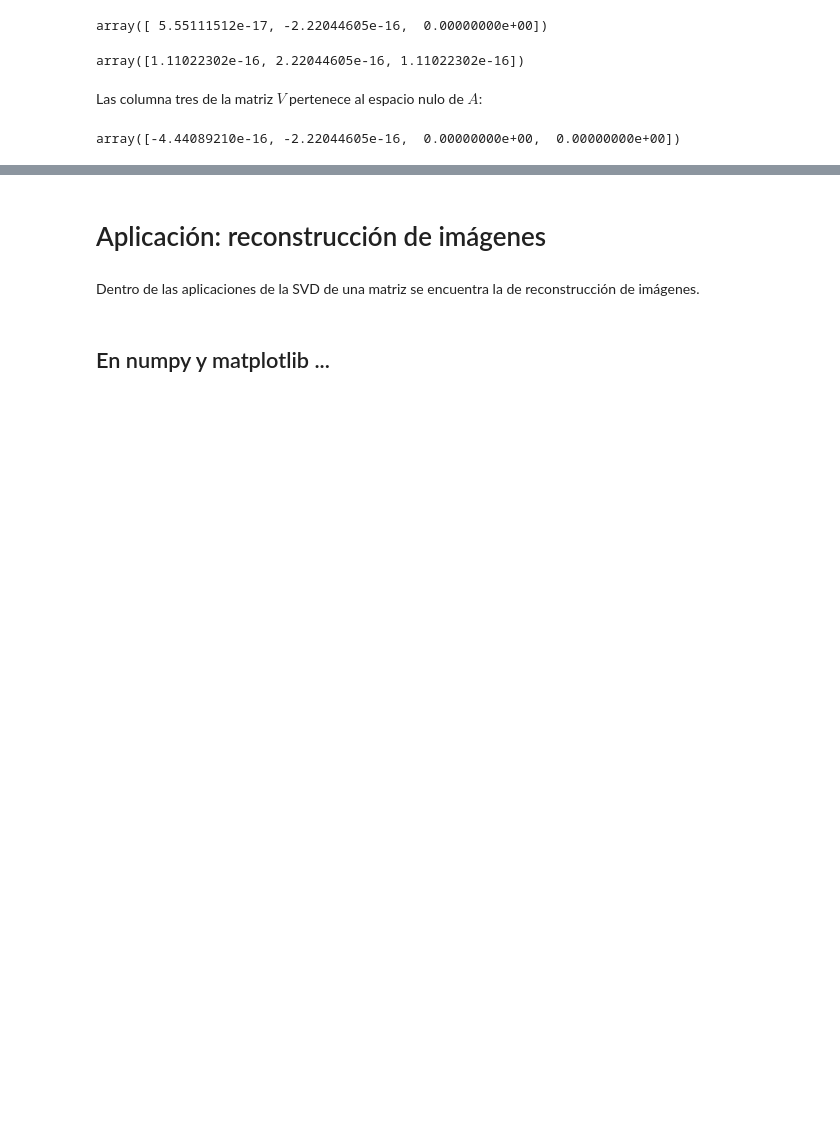
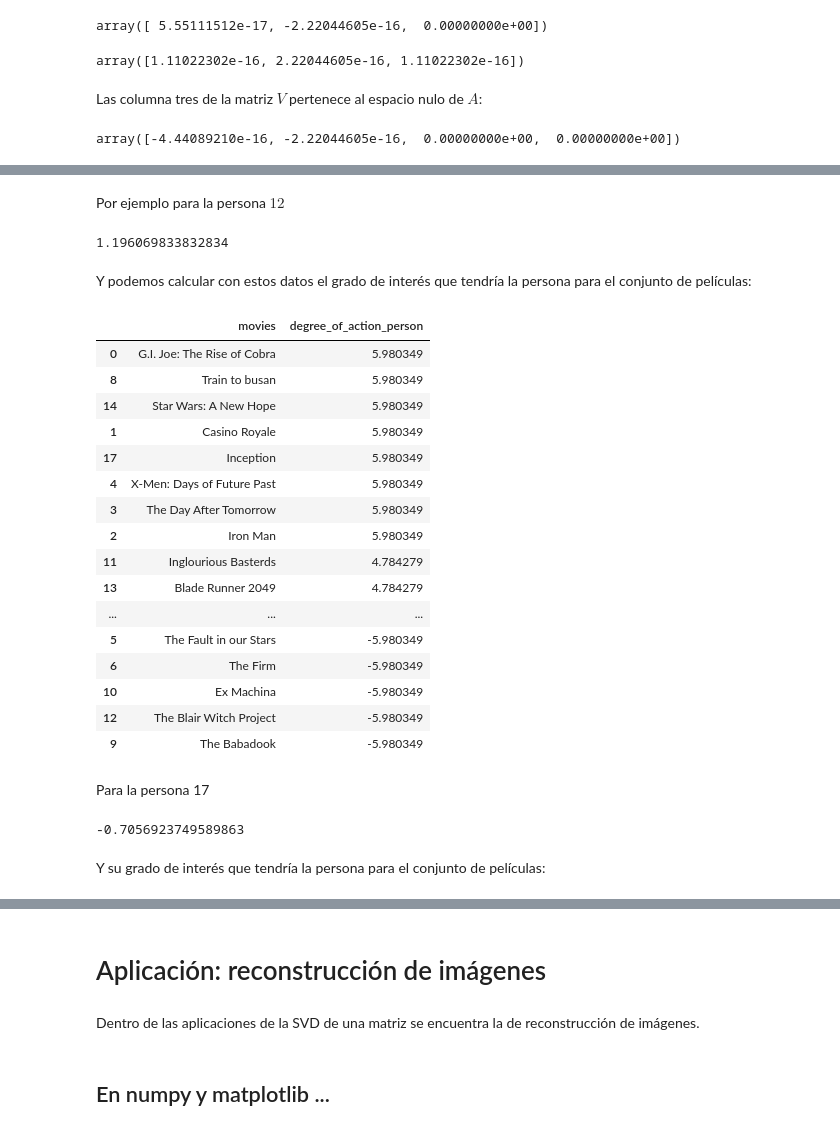
Before and after one commit to palmoreck/laboratorios, a Jupyter notebook: reconstruccion_de_imagenes/2_reconstruccion_de_imagenes.ipynb, the cells around one changed output, grey strips where cells are left out. Drawn from its saved outputs; the diff is of its cells as text; code cells hidden in the pictures; blank space fills up the shorter version.

Commit message:
example of movie rankings using one genre and preferences of persons for this genre

```diff
--- a/reconstruccion_de_imagenes/2_reconstruccion_de_imagenes.ipynb
+++ b/reconstruccion_de_imagenes/2_reconstruccion_de_imagenes.ipynb
@@ -254,0 +260,24 @@ array([-4.44089210e-16, -2.22044605e-16,  0.00000000e+00,  0.00000000e+00])
+# %%
+d = {"G.I. Joe: The Rise of Cobra": 5,
+     "Casino Royale": 5,
+     "Iron Man": 5,
+     "The Day After Tomorrow": 5,
+     "X-Men: Days of Future Past": 5,
+     "The Fault in our Stars": -5,
+     "The Firm": -5,
+     "Captain Phillips": 3,
+     "Train to busan": 5,
+     "The Babadook": -5,
+     "Ex Machina": -5,
+     "Inglourious Basterds": 4,
+     "The Blair Witch Project": -5,
+     "Blade Runner 2049": 4,
+     "Star Wars: A New Hope": 5,
+     "The Fifth Element": 4,
+     "Arrival": -4,
+     "Inception": 5
+     }
+attribute_movies = "degree_of_action"
+
+df_movies = pd.DataFrame(data={"movies":d.keys(),
+                               attribute_movies:d.values()})
@@ -254,0 +308,7 @@ array([-4.44089210e-16, -2.22044605e-16,  0.00000000e+00,  0.00000000e+00])
+# %%
+np.random.seed(1000) #para reproducibilidad
+m_persons = 20
+u = -1*np.random.randn(m_persons)
+attribute_persons = "degree_of_interest_in_action"
+df_persons = pd.DataFrame(data={"persona": range(m_persons),
+                                attribute_persons: u})
@@ -254,0 +335,37 @@ array([-4.44089210e-16, -2.22044605e-16,  0.00000000e+00,  0.00000000e+00])
+# %% [markdown]
+Por ejemplo para la persona $12$
+# %%
+person = 12
+degree_of_action_person = df_persons[attribute_persons][person]
+# %%
+degree_of_action_person
+# %% [output]
+1.196069833832834
+# %% [markdown]
+Y podemos calcular con estos datos el grado de interés que tendría la persona para el conjunto de películas:
+# %%
+interest_for_action_movies_person = df_movies.apply(lambda col: degree_of_action_person*col if col.name == attribute_movies else col)
+attribute_person_example = "degree_of_action_person"
+interest_for_action_movies_person.rename(columns={attribute_movies: attribute_person_example}, inplace=True)
+# %%
+interest_for_action_movies_person.sort_values(by=attribute_person_example,ascending=False)
+# %% [output]
+|  | movies | degree_of_action_person |
+| 0 | G.I. Joe: The Rise of Cobra | 5.980349 |
+| 8 | Train to busan | 5.980349 |
+| 14 | Star Wars: A New Hope | 5.980349 |
+| 1 | Casino Royale | 5.980349 |
+| 17 | Inception | 5.980349 |
+| 4 | X-Men: Days of Future Past | 5.980349 |
+| 3 | The Day After Tomorrow | 5.980349 |
+| 2 | Iron Man | 5.980349 |
+| 11 | Inglourious Basterds | 4.784279 |
+| 13 | Blade Runner 2049 | 4.784279 |
+| ... | ... | ... |
+| 5 | The Fault in our Stars | -5.980349 |
+| 6 | The Firm | -5.980349 |
+| 10 | Ex Machina | -5.980349 |
+| 12 | The Blair Witch Project | -5.980349 |
+| 9 | The Babadook | -5.980349 |
+# %% [markdown]
+Para la persona 17
@@ -254,0 +375,6 @@ array([-4.44089210e-16, -2.22044605e-16,  0.00000000e+00,  0.00000000e+00])
+# %%
+degree_of_action_person
+# %% [output]
+-0.7056923749589863
+# %% [markdown]
+Y su grado de interés que tendría la persona para el conjunto de películas:
```
Also changed, not shown: parts of 24 cells of this notebook.
